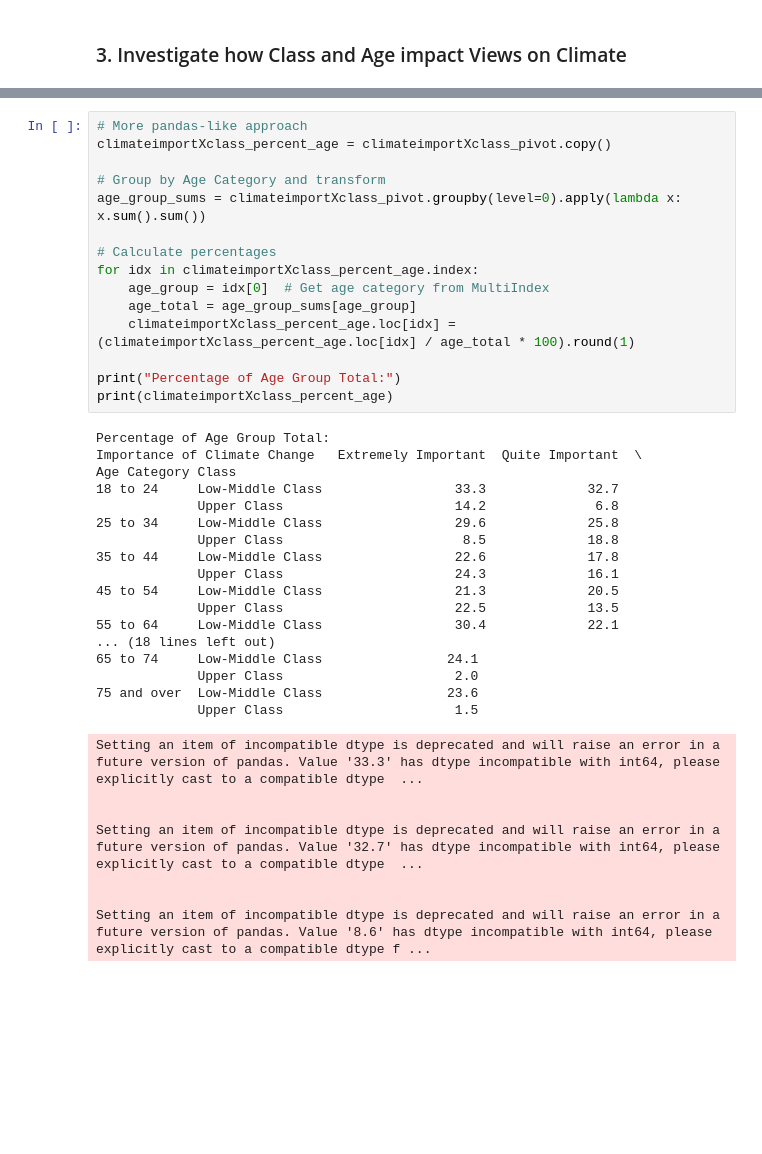
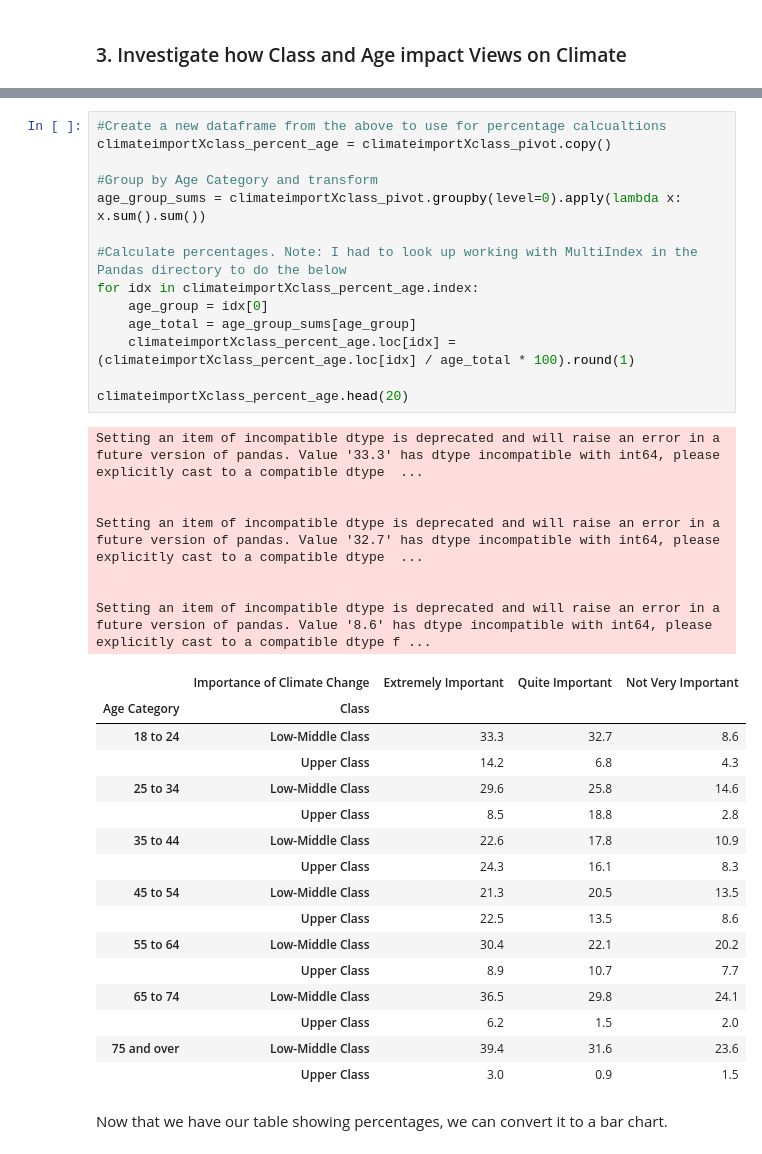
Before and after one commit to sap2245/sap2245.github.io, a Jupyter notebook: Project3.ipynb, the cells around one changed output, grey strips where cells are left out. Cells and saved outputs as stored; diff of their text form; blank space fills up the shorter version.

```diff
--- a/Project3.ipynb
+++ b/Project3.ipynb
@@ -539,41 +549,41 @@ climateimportXclass_pivot.head(10)
 # %%
-# More pandas-like approach
+#Create a new dataframe from the above to use for percentage calcualtions
 climateimportXclass_percent_age = climateimportXclass_pivot.copy()
 
-# Group by Age Category and transform
+#Group by Age Category and transform
 age_group_sums = climateimportXclass_pivot.groupby(level=0).apply(lambda x: x.sum().sum())
 
-# Calculate percentages
+#Calculate percentages. Note: I had to look up working with MultiIndex in the Pandas directory to do the below
 for idx in climateimportXclass_percent_age.index:
-    age_group = idx[0]  # Get age category from MultiIndex
+    age_group = idx[0]
     age_total = age_group_sums[age_group]
     climateimportXclass_percent_age.loc[idx] = (climateimportXclass_percent_age.loc[idx] / age_total * 100).round(1)
 
-print("Percentage of Age Group Total:")
-print(climateimportXclass_percent_age)
+climateimportXclass_percent_age.head(20)
 # %% [output]
-Percentage of Age Group Total:
-Importance of Climate Change   Extremely Important  Quite Important  \
-Age Category Class
-18 to 24     Low-Middle Class                 33.3             32.7
-             Upper Class                      14.2              6.8
-25 to 34     Low-Middle Class                 29.6             25.8
-             Upper Class                       8.5             18.8
-35 to 44     Low-Middle Class                 22.6             17.8
-             Upper Class                      24.3             16.1
-45 to 54     Low-Middle Class                 21.3             20.5
-             Upper Class                      22.5             13.5
-55 to 64     Low-Middle Class                 30.4             22.1
-... (18 lines left out)
-65 to 74     Low-Middle Class                24.1
-             Upper Class                      2.0
-75 and over  Low-Middle Class                23.6
-             Upper Class                      1.5
+Setting an item of incompatible dtype is deprecated and will raise an error in a future version of pandas. Value '33.3' has dtype incompatible with int64, please explicitly cast to a compatible dtype  ...
+
+
+Setting an item of incompatible dtype is deprecated and will raise an error in a future version of pandas. Value '32.7' has dtype incompatible with int64, please explicitly cast to a compatible dtype  ...
+
+
+Setting an item of incompatible dtype is deprecated and will raise an error in a future version of pandas. Value '8.6' has dtype incompatible with int64, please explicitly cast to a compatible dtype f ...
-Setting an item of incompatible dtype is deprecated and will raise an error in a future version of pandas. Value '33.3' has dtype incompatible with int64, please explicitly cast to a compatible dtype  ...
-
-
-Setting an item of incompatible dtype is deprecated and will raise an error in a future version of pandas. Value '32.7' has dtype incompatible with int64, please explicitly cast to a compatible dtype  ...
-
-
-Setting an item of incompatible dtype is deprecated and will raise an error in a future version of pandas. Value '8.6' has dtype incompatible with int64, please explicitly cast to a compatible dtype f ...
+|  | Importance of Climate Change | Extremely Important | Quite Important | Not Very Important |
+| Age Category | Class |  |  |  |
+| 18 to 24 | Low-Middle Class | 33.3 | 32.7 | 8.6 |
+|  | Upper Class | 14.2 | 6.8 | 4.3 |
+| 25 to 34 | Low-Middle Class | 29.6 | 25.8 | 14.6 |
+|  | Upper Class | 8.5 | 18.8 | 2.8 |
+| 35 to 44 | Low-Middle Class | 22.6 | 17.8 | 10.9 |
+|  | Upper Class | 24.3 | 16.1 | 8.3 |
+| 45 to 54 | Low-Middle Class | 21.3 | 20.5 | 13.5 |
+|  | Upper Class | 22.5 | 13.5 | 8.6 |
+| 55 to 64 | Low-Middle Class | 30.4 | 22.1 | 20.2 |
+|  | Upper Class | 8.9 | 10.7 | 7.7 |
+| 65 to 74 | Low-Middle Class | 36.5 | 29.8 | 24.1 |
+|  | Upper Class | 6.2 | 1.5 | 2.0 |
+| 75 and over | Low-Middle Class | 39.4 | 31.6 | 23.6 |
+|  | Upper Class | 3.0 | 0.9 | 1.5 |
+# %% [markdown]
+Now that we have our table showing percentages, we can convert it to a bar chart.
 # %%
```
Also changed, not shown: parts of 24 cells of this notebook, 3 other files.
